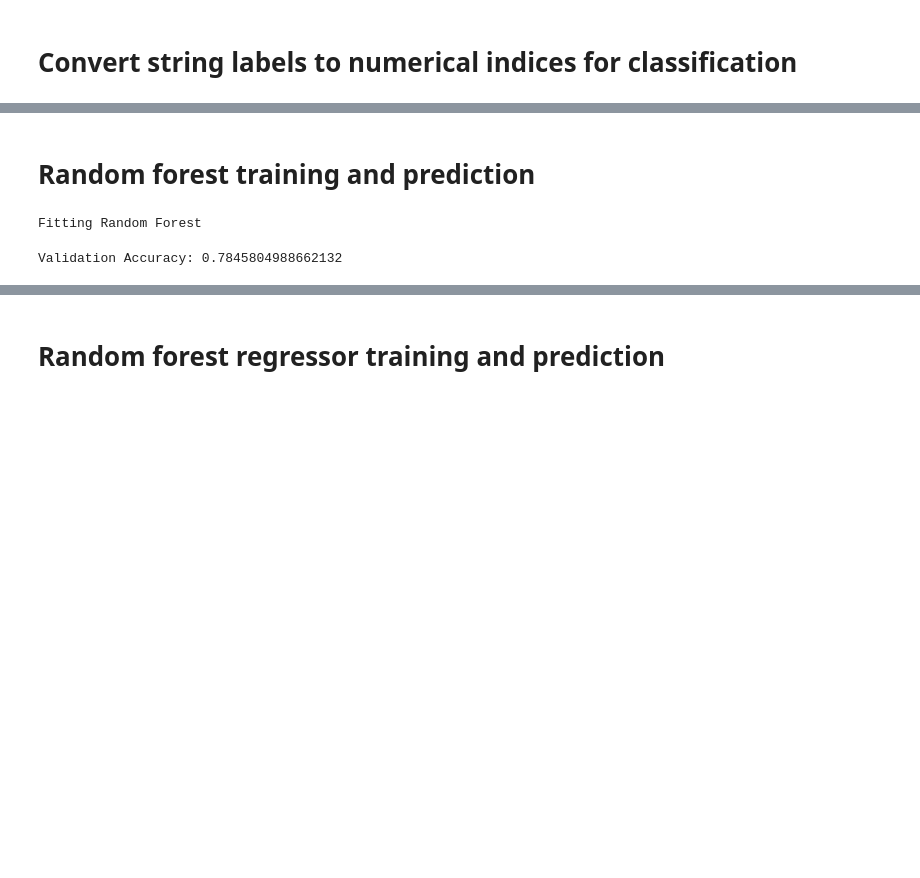
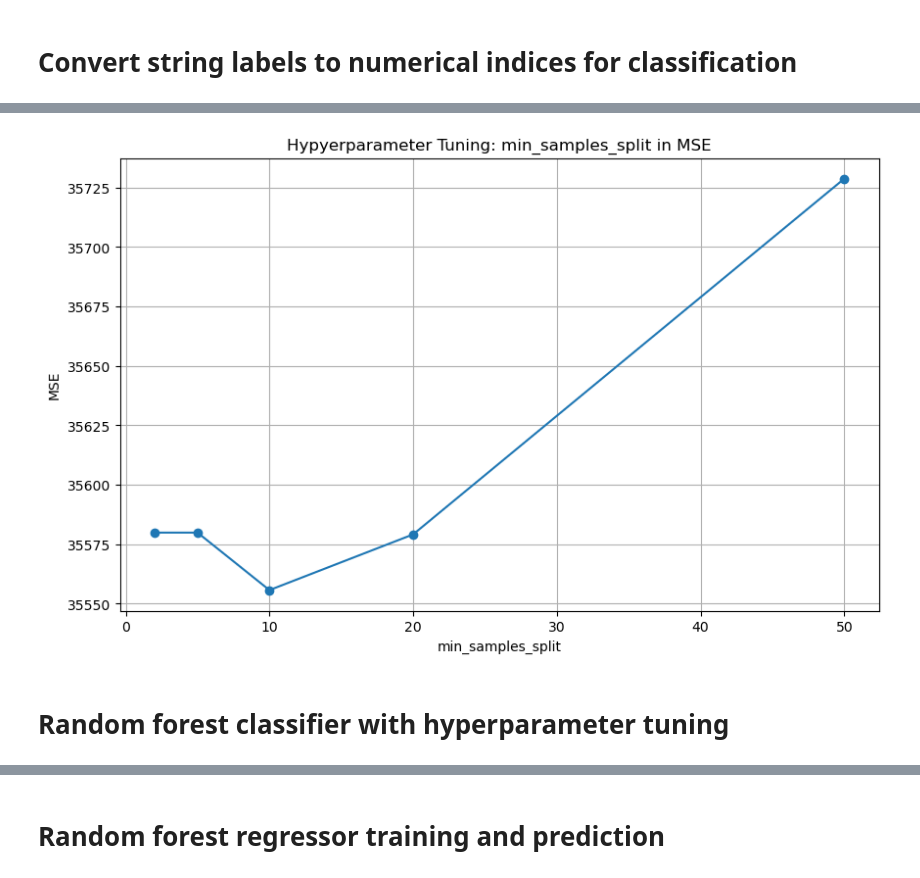
Before and after one commit to edenede2/MLcourse, a Jupyter notebook: assignment1/Assignment1_nb_Eden.ipynb, the cells around one changed output, grey strips where cells are left out. Saved outputs shown, nothing was run; the diff lists cells and outputs as text; code cells hidden in the pictures; blank space fills up the shorter version.

```diff
--- a/assignment1/Assignment1_nb_Eden.ipynb
+++ b/assignment1/Assignment1_nb_Eden.ipynb
@@ -618,0 +689,3 @@ Validation MSE: 35579.868631324396
+# %%
+best_params_dt_reg, best_score_dt_reg, results_dt_reg = hyperparameter_tuning_manual(DecisionTreeRegressor, param_grid_reg, X_train_reg.values, y_train_reg.values, X_val_reg.values, y_val_reg.values)
+print(f'Best params Decision Tree Regressor: {best_params_dt_reg}, Best score: {best_score_dt_reg}')
@@ -619,12 +700,6 @@ Validation MSE: 35579.868631324396
+# %%
+plot_hyperparameter_tuning(results_dt_reg, 'min_samples_split', 'MSE')
+# %% [output]
+[figure, added]
 # %% [markdown]
-# Random forest training and prediction
+# Random forest classifier with hyperparameter tuning
-# %%
-# Train and evaluate Random Forest Classifier
-rf_classifier = RandomForest(n_trees=100, max_depth=5)
-rf_classifier.fit(X_train_clas.values, y_train_clas_numeric)
-predictions_rf_cls = rf_classifier.predict(X_val_clas.values)
-accuracy_rf_cls = np.mean(predictions_rf_cls == y_val_clas_numeric)
-print(f'Validation Accuracy: {accuracy_rf_cls}')
-# %% [output]
-Fitting Random Forest
-Validation Accuracy: 0.7845804988662132
```
Also changed, not shown: parts of 69 cells of this notebook.
